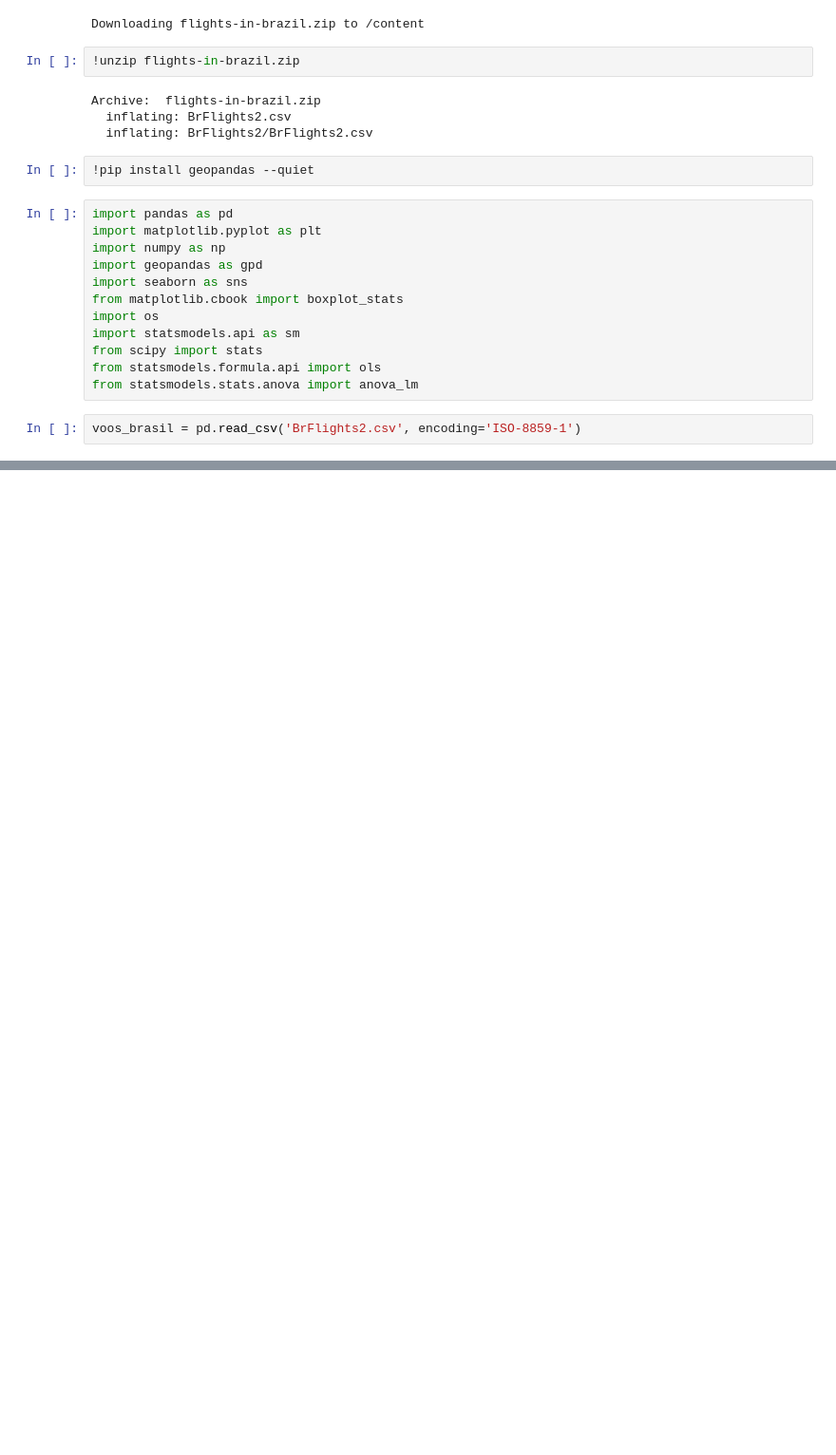
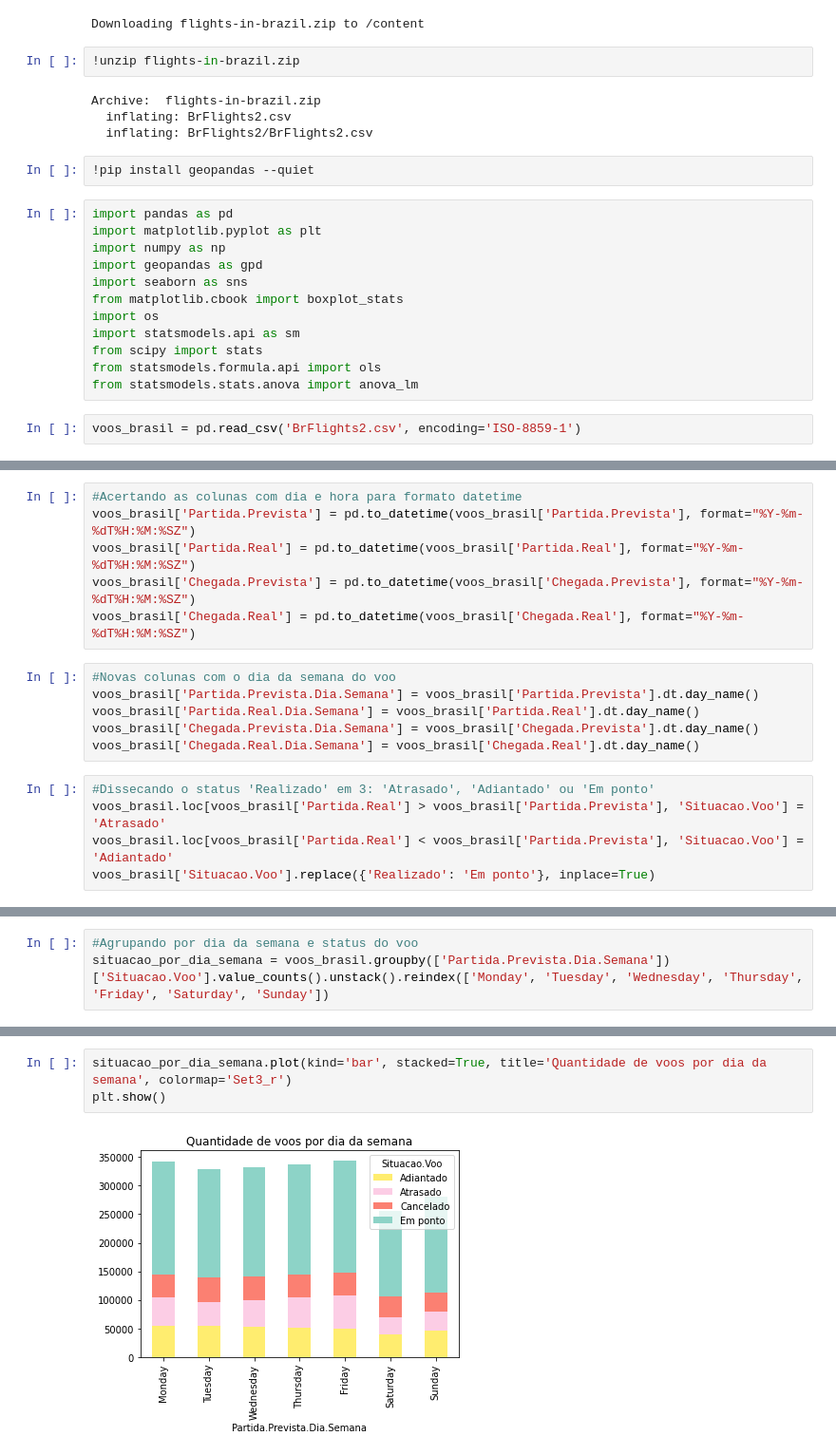
Before and after one commit to vinismachadoo/aviacao-civil-brasil, a Jupyter notebook: controle_estatistico_voos.ipynb, the cells around one changed output, grey strips where cells are left out. Shown at 95% size. Cells and saved outputs as stored; diff of their text form; blank space fills up the shorter version.

```diff
--- a/controle_estatistico_voos.ipynb
+++ b/controle_estatistico_voos.ipynb
@@ -45,0 +62,17 @@ voos_brasil = pd.read_csv('BrFlights2.csv', encoding='ISO-8859-1')
+# %%
+#Acertando as colunas com dia e hora para formato datetime
+voos_brasil['Partida.Prevista'] = pd.to_datetime(voos_brasil['Partida.Prevista'], format="%Y-%m-%dT%H:%M:%SZ")
+voos_brasil['Partida.Real'] = pd.to_datetime(voos_brasil['Partida.Real'], format="%Y-%m-%dT%H:%M:%SZ")
+voos_brasil['Chegada.Prevista'] = pd.to_datetime(voos_brasil['Chegada.Prevista'], format="%Y-%m-%dT%H:%M:%SZ")
+voos_brasil['Chegada.Real'] = pd.to_datetime(voos_brasil['Chegada.Real'], format="%Y-%m-%dT%H:%M:%SZ")
+# %%
+#Novas colunas com o dia da semana do voo
+voos_brasil['Partida.Prevista.Dia.Semana'] = voos_brasil['Partida.Prevista'].dt.day_name()
+voos_brasil['Partida.Real.Dia.Semana'] = voos_brasil['Partida.Real'].dt.day_name()
+voos_brasil['Chegada.Prevista.Dia.Semana'] = voos_brasil['Chegada.Prevista'].dt.day_name()
+voos_brasil['Chegada.Real.Dia.Semana'] = voos_brasil['Chegada.Real'].dt.day_name()
+# %%
+#Dissecando o status 'Realizado' em 3: 'Atrasado', 'Adiantado' ou 'Em ponto'
+voos_brasil.loc[voos_brasil['Partida.Real'] > voos_brasil['Partida.Prevista'], 'Situacao.Voo'] = 'Atrasado'
+voos_brasil.loc[voos_brasil['Partida.Real'] < voos_brasil['Partida.Prevista'], 'Situacao.Voo'] = 'Adiantado'
+voos_brasil['Situacao.Voo'].replace({'Realizado': 'Em ponto'}, inplace=True)
@@ -45,0 +87,3 @@ voos_brasil = pd.read_csv('BrFlights2.csv', encoding='ISO-8859-1')
+# %%
+#Agrupando por dia da semana e status do voo
+situacao_por_dia_semana = voos_brasil.groupby(['Partida.Prevista.Dia.Semana'])['Situacao.Voo'].value_counts().unstack().reindex(['Monday', 'Tuesday', 'Wednesday', 'Thursday', 'Friday', 'Saturday', 'Sunday'])
@@ -45,0 +102,5 @@ voos_brasil = pd.read_csv('BrFlights2.csv', encoding='ISO-8859-1')
+# %%
+situacao_por_dia_semana.plot(kind='bar', stacked=True, title='Quantidade de voos por dia da semana', colormap='Set3_r')
+plt.show()
+# %% [output]
+[figure, added]
```
Also changed, not shown: parts of 26 cells of this notebook.
